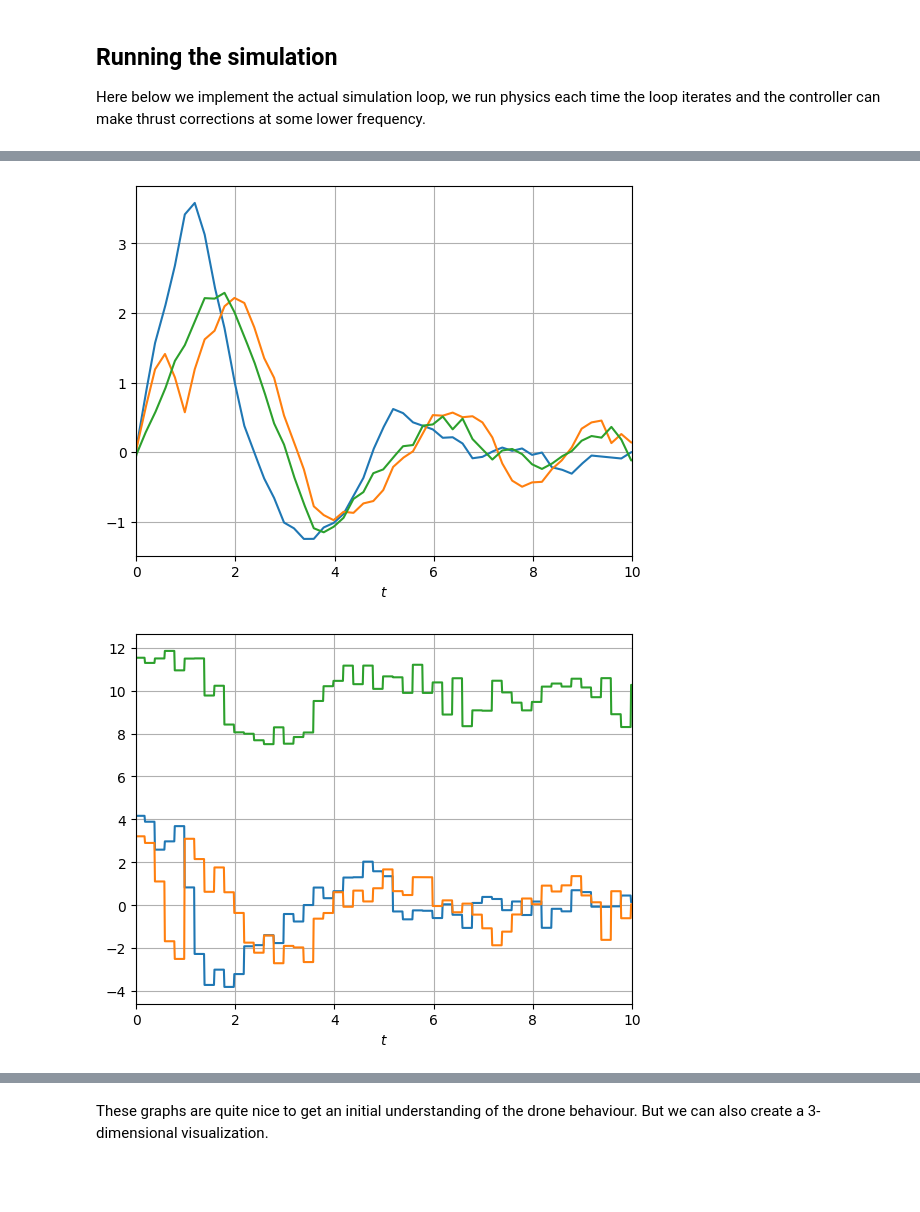
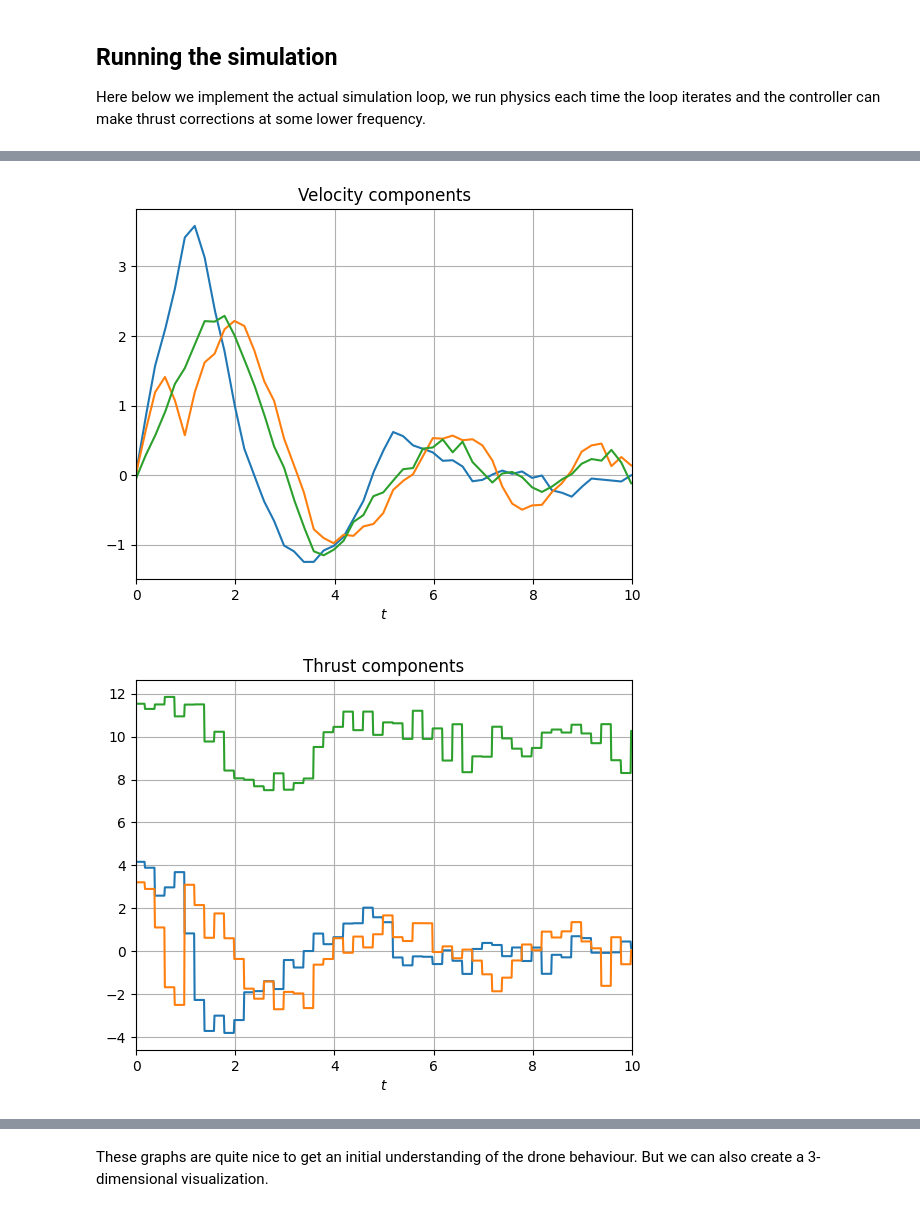
Before and after one commit to tuomorphism/drone_sim_nav, a Jupyter notebook: blog/drone_simulation.ipynb, the cells around one changed output, grey strips where cells are left out. Cells and saved outputs as stored; diff of their text form; code cells hidden in the pictures; blank space fills up the shorter version.

```diff
--- a/blog/drone_simulation.ipynb
+++ b/blog/drone_simulation.ipynb
@@ -461,15 +463,15 @@ plt.grid()
 # %%
-sns.lineplot(y = drone_velocity[:, 0], x = timesteps).set(xlim=(timesteps[0], timesteps[-1]), xlabel='$t$')
+sns.lineplot(y = drone_velocity[:, 0], x = timesteps).set(xlim=(timesteps[0], timesteps[-1]), xlabel='$t$', title='Velocity components')
 sns.lineplot(y = drone_velocity[:, 1], x = timesteps)
 sns.lineplot(y = drone_velocity[:, 2], x = timesteps)
 plt.grid()
 # %% [output]
-[figure, old version]
+[figure, new version]
 # %%
-sns.lineplot(y = drone_thrust[:, 0], x = timesteps).set(xlim=(timesteps[0], timesteps[-1]), xlabel='$t$')
+sns.lineplot(y = drone_thrust[:, 0], x = timesteps).set(xlim=(timesteps[0], timesteps[-1]), xlabel='$t$', title='Thrust components')
 sns.lineplot(y = drone_thrust[:, 1], x = timesteps)
 sns.lineplot(y = drone_thrust[:, 2], x = timesteps)
 plt.grid()
 # %% [output]
-[figure, old version]
+[figure, new version]
 # %%
```
Also changed, not shown: parts of 3 cells of this notebook.
